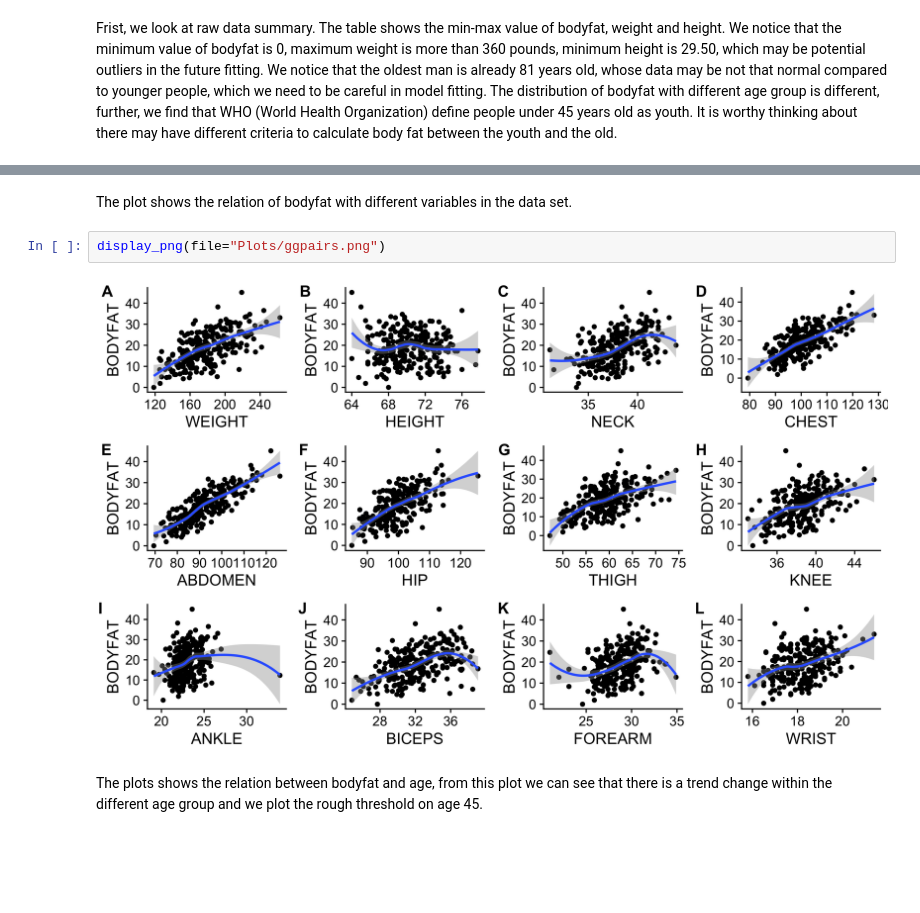
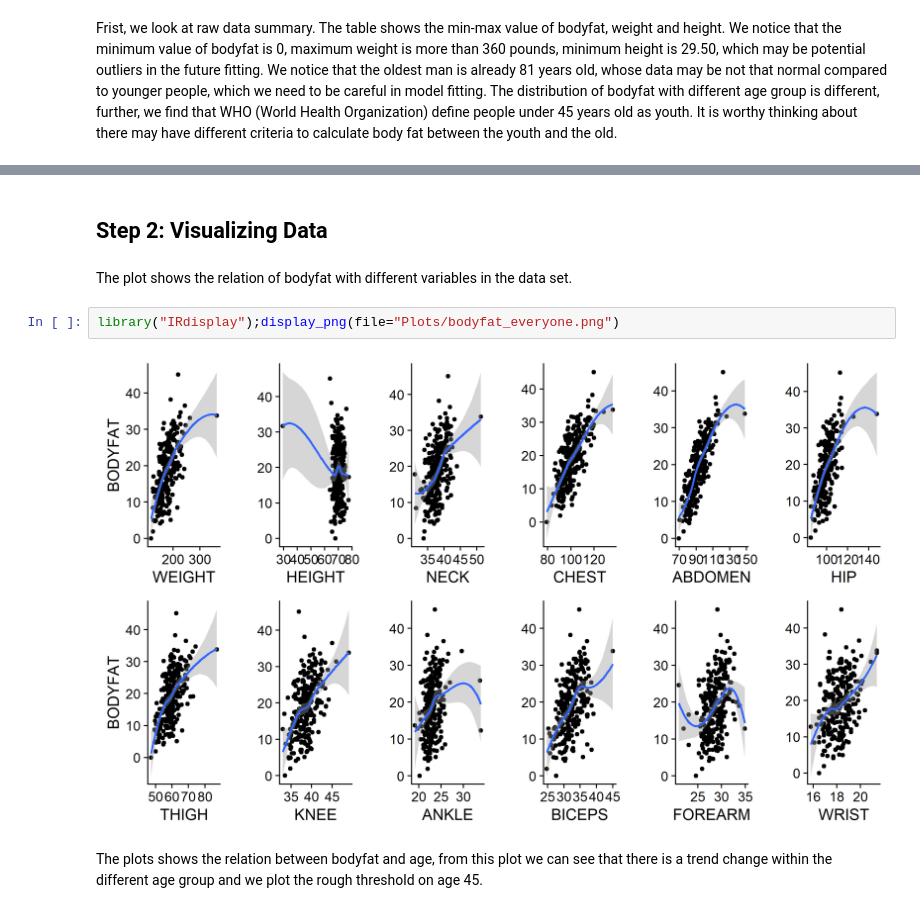
Before and after one commit to JXU0728/STAT-628-module-1, a Jupyter notebook: STAT628_Module1_Summary.ipynb, the cells around one changed output, grey strips where cells are left out. Drawn from its saved outputs; the diff is of its cells as text; blank space fills up the shorter version.

```diff
--- a/STAT628_Module1_Summary.ipynb
+++ b/STAT628_Module1_Summary.ipynb
@@ -33,9 +25,11 @@ display_png(file="Plots/hist_for_all.png")
+# %% [markdown]
+## Step 2: Visualizing Data
 # %% [markdown]
 The plot shows the relation of bodyfat with different variables in the data set.
 # %%
-display_png(file="Plots/ggpairs.png")
+library("IRdisplay");display_png(file="Plots/bodyfat_everyone.png")
 # %% [output]
-[figure, old version]
+[figure, new version]
 # %% [markdown]
 The plots shows the relation between bodyfat and age, from this plot we can see that there is a trend change within the different age group and we plot the rough threshold on age 45.
 # %%
```
Also changed, not shown: parts of 7 cells of this notebook, 6 other files.
